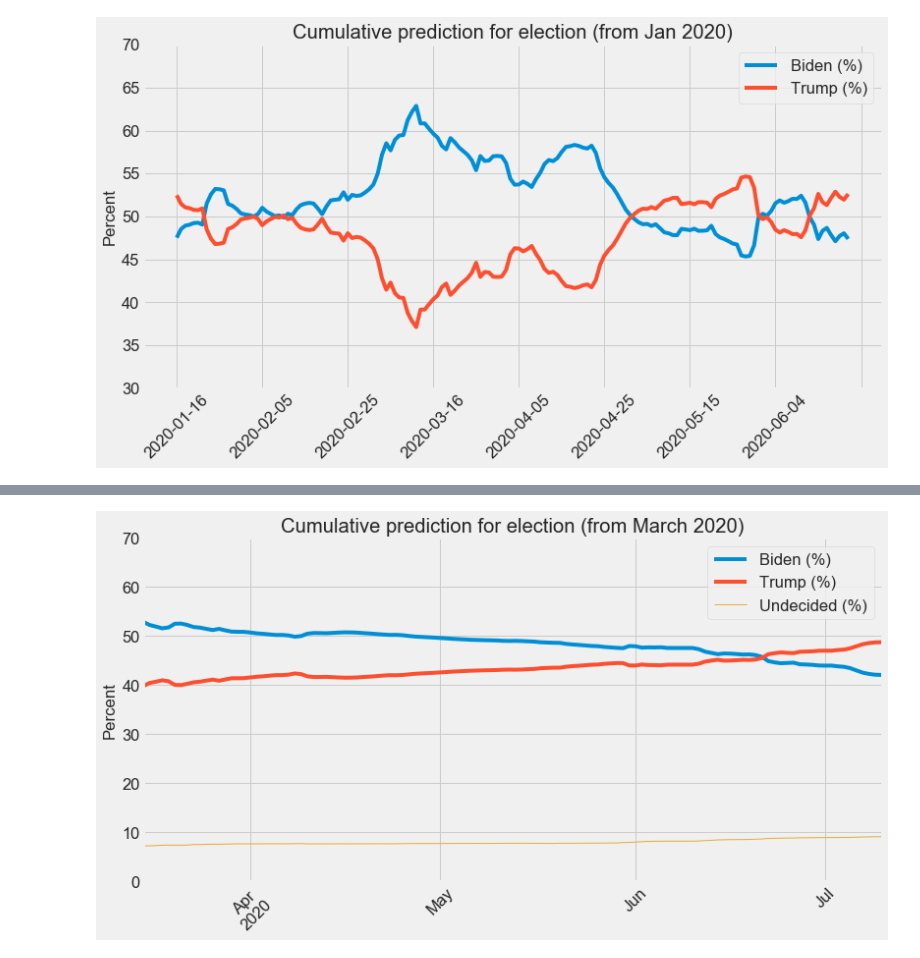
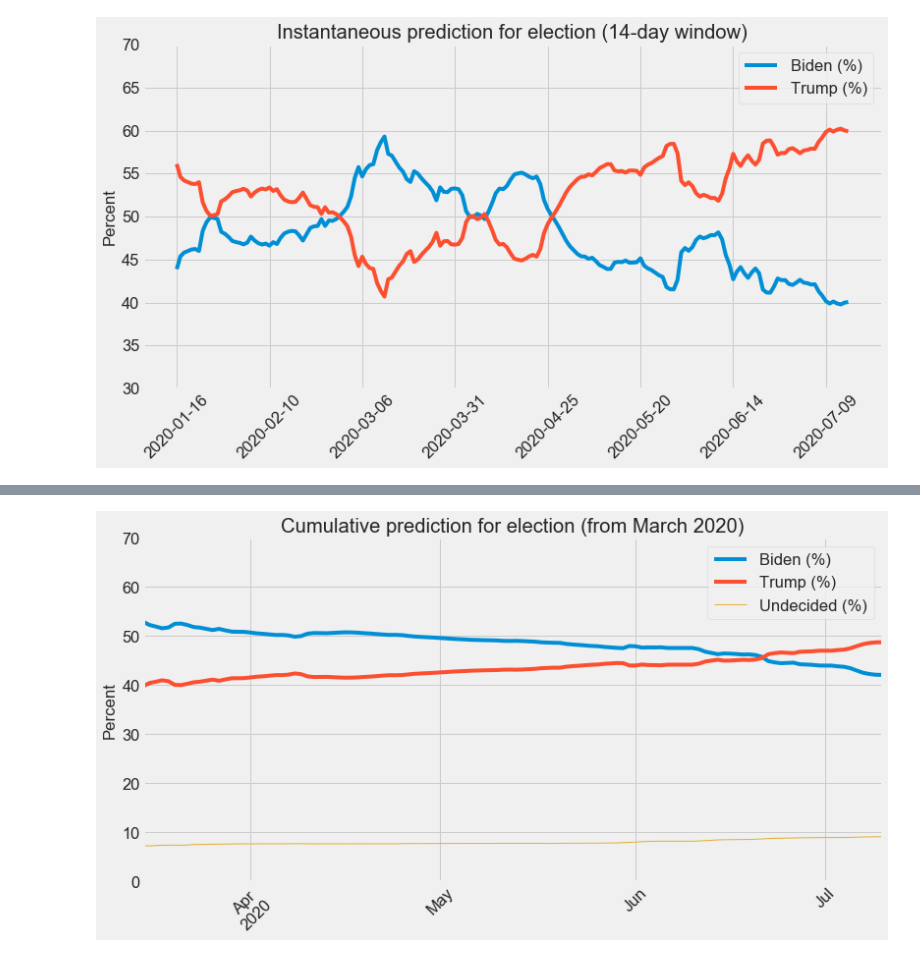
Before and after one commit to kayzhou/US_election, a Jupyter notebook: plots_paper.ipynb, the cells around one changed output, grey strips where cells are left out. Drawn from its saved outputs; the diff is of its cells as text; code cells hidden in the pictures.

```diff
--- a/plots_paper.ipynb
+++ b/plots_paper.ipynb
@@ -4,23 +4,22 @@ import tqdm.notebook.tqdm as tqdm
 sns.set(style="darkgrid", font_scale=1.5)
 plt.style.use('fivethirtyeight')
 # %%
-data = pd.read_csv("data/csv/results-14days-from-2020-01-15-to-2020-06-21.csv").set_index("dt")
+data = pd.read_csv("data/csv/results-14days-from-2020-01-15-to-2020-07-15.csv").set_index("dt")
 plt.figure(figsize=(12, 6))
 
-data["Biden (%)"] = data["JB"] / (data["JB"] + data["DT"]) * 100
-data["Trump (%)"] = data["DT"] / (data["JB"] + data["DT"]) * 100
-
+data["Biden (%)"] = data["Biden"] / (data["Biden"] + data["Trump"]) * 100
+data["Trump (%)"] = data["Trump"] / (data["Biden"] + data["Trump"]) * 100
 data["Biden (%)"].plot()
 data["Trump (%)"].plot()
 plt.xlabel("")
 plt.ylim(30, 70)
 plt.xticks(rotation=45)
 plt.ylabel("Percent")
 plt.legend()
 plt.title(f"Instantaneous prediction for election (14-day window)")
 plt.savefig("fig/results-14days-from-2020-01-15-to-2020-04-18.png",
             dpi=300, bbox_inches ='tight')
 plt.show()
 # %% [output]
-[figure, old version]
+[figure, new version]
 # %%
```
Also changed, not shown: parts of 3 cells of this notebook, 1 other file.
